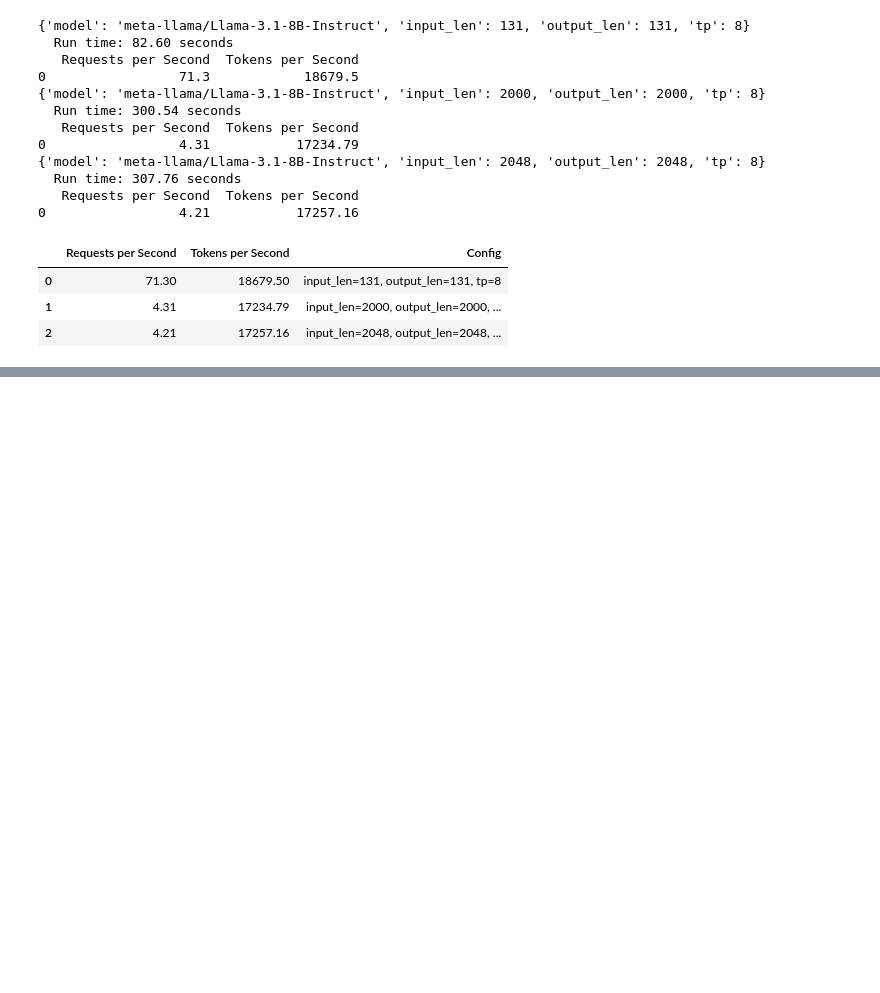
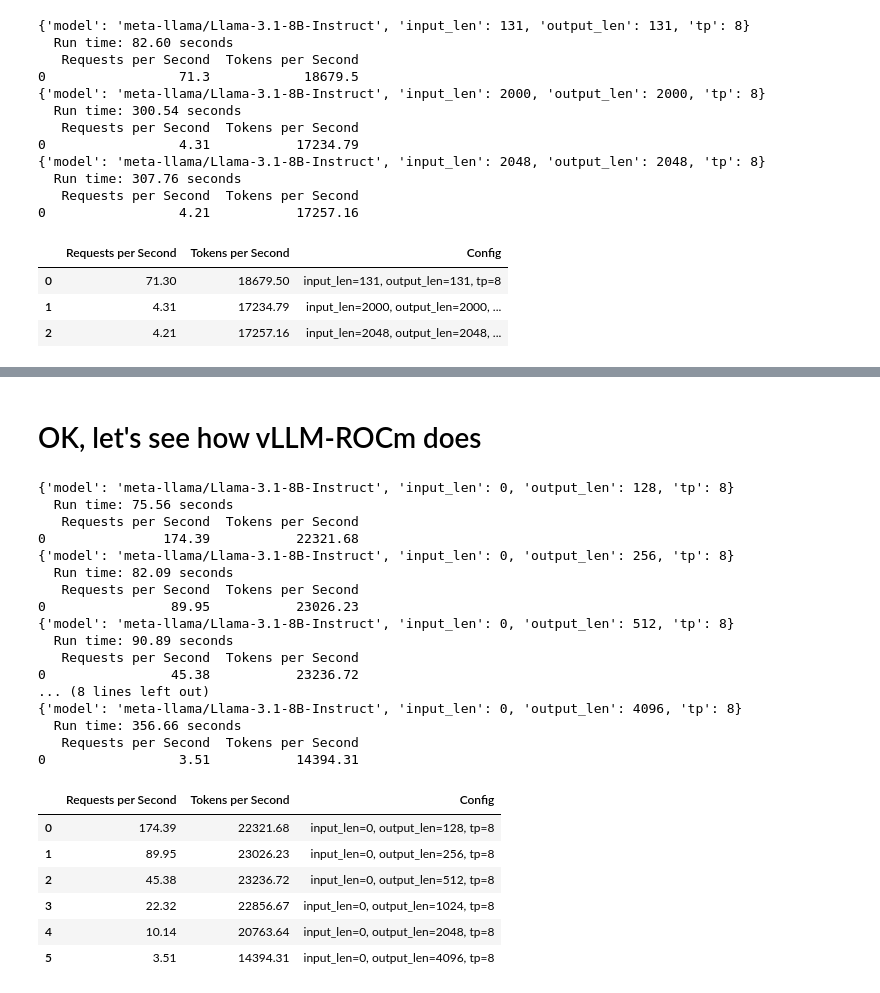
Before and after one commit to AUGMXNT/MI300-testing, a Jupyter notebook: inference-vllm-vs-vllm-rocm.ipynb, the cells around one changed output, grey strips where cells are left out. Cells and saved outputs as stored; diff of their text form; code cells hidden in the pictures; blank space fills up the shorter version.

Commit message:
latest tuning results from vLLM blog suggestions

```diff
--- a/inference-vllm-vs-vllm-rocm.ipynb
+++ b/inference-vllm-vs-vllm-rocm.ipynb
@@ -455,0 +618,2 @@ display(all_results)
+# %% [markdown]
+# OK, let's see how vLLM-ROCm does
@@ -455,0 +661,50 @@ display(all_results)
+# %%
+# List of configurations to test
+configs = [
+    {'model': 'meta-llama/Llama-3.1-8B-Instruct', 'input_len': 0, 'output_len': 128, 'tp': 8},
+    {'model': 'meta-llama/Llama-3.1-8B-Instruct', 'input_len': 0, 'output_len': 256, 'tp': 8},
+    {'model': 'meta-llama/Llama-3.1-8B-Instruct', 'input_len': 0, 'output_len': 512, 'tp': 8},
+    {'model': 'meta-llama/Llama-3.1-8B-Instruct', 'input_len': 0, 'output_len': 1024, 'tp': 8},
+    {'model': 'meta-llama/Llama-3.1-8B-Instruct', 'input_len': 0, 'output_len': 2048, 'tp': 8},
+    {'model': 'meta-llama/Llama-3.1-8B-Instruct', 'input_len': 0, 'output_len': 4096, 'tp': 8},
+]
+
+# Initialize an empty DataFrame to store all results
+all_results = pd.DataFrame()
+
+# Run benchmarks for each configuration
+for config in configs:
+    print(config)
+    df_result = benchmark_model(**config)
+    if df_result is not None:
+        # Add a column for the configuration
+        df_result['Config'] = f"input_len={config['input_len']}, output_len={config['output_len']}, tp={config['tp']}"
+        all_results = pd.concat([all_results, df_result], ignore_index=True)
+
+# Display all results
+display(all_results)
+# %% [output]
+{'model': 'meta-llama/Llama-3.1-8B-Instruct', 'input_len': 0, 'output_len': 128, 'tp': 8}
+  Run time: 75.56 seconds
+   Requests per Second  Tokens per Second
+0               174.39           22321.68
+{'model': 'meta-llama/Llama-3.1-8B-Instruct', 'input_len': 0, 'output_len': 256, 'tp': 8}
+  Run time: 82.09 seconds
+   Requests per Second  Tokens per Second
+0                89.95           23026.23
+{'model': 'meta-llama/Llama-3.1-8B-Instruct', 'input_len': 0, 'output_len': 512, 'tp': 8}
+  Run time: 90.89 seconds
+   Requests per Second  Tokens per Second
+0                45.38           23236.72
+... (8 lines left out)
+{'model': 'meta-llama/Llama-3.1-8B-Instruct', 'input_len': 0, 'output_len': 4096, 'tp': 8}
+  Run time: 356.66 seconds
+   Requests per Second  Tokens per Second
+0                 3.51           14394.31
+|  | Requests per Second | Tokens per Second | Config |
+| 0 | 174.39 | 22321.68 | input_len=0, output_len=128, tp=8 |
+| 1 | 89.95 | 23026.23 | input_len=0, output_len=256, tp=8 |
+| 2 | 45.38 | 23236.72 | input_len=0, output_len=512, tp=8 |
+| 3 | 22.32 | 22856.67 | input_len=0, output_len=1024, tp=8 |
+| 4 | 10.14 | 20763.64 | input_len=0, output_len=2048, tp=8 |
+| 5 | 3.51 | 14394.31 | input_len=0, output_len=4096, tp=8 |
```
Also changed, not shown: parts of 19 cells of this notebook.
